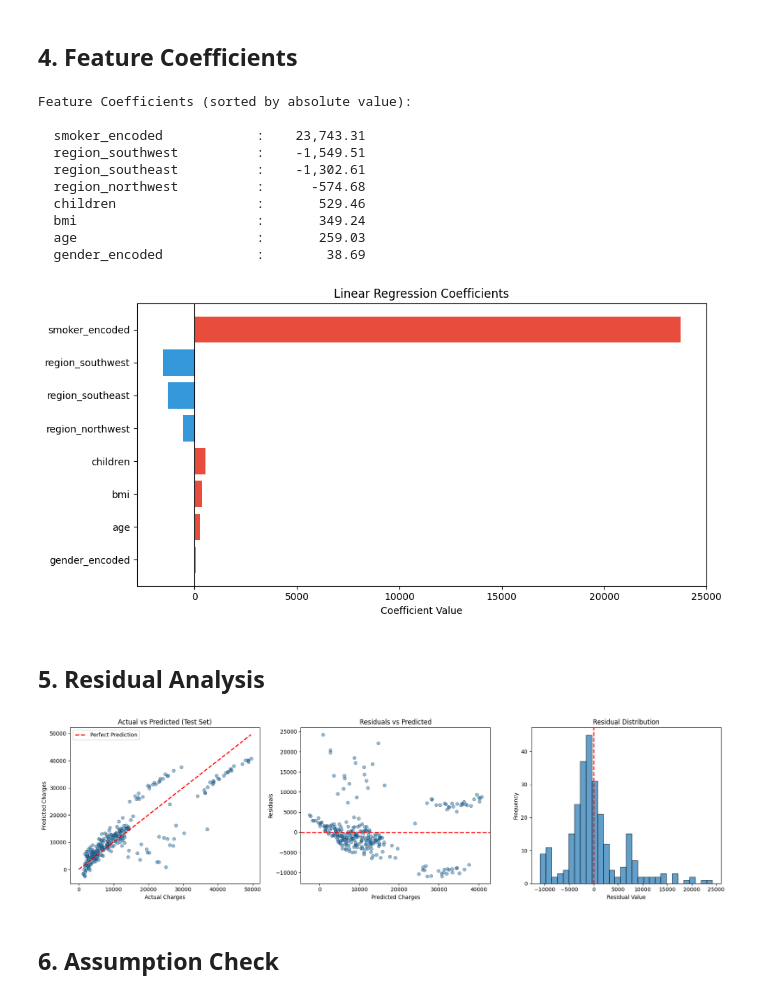
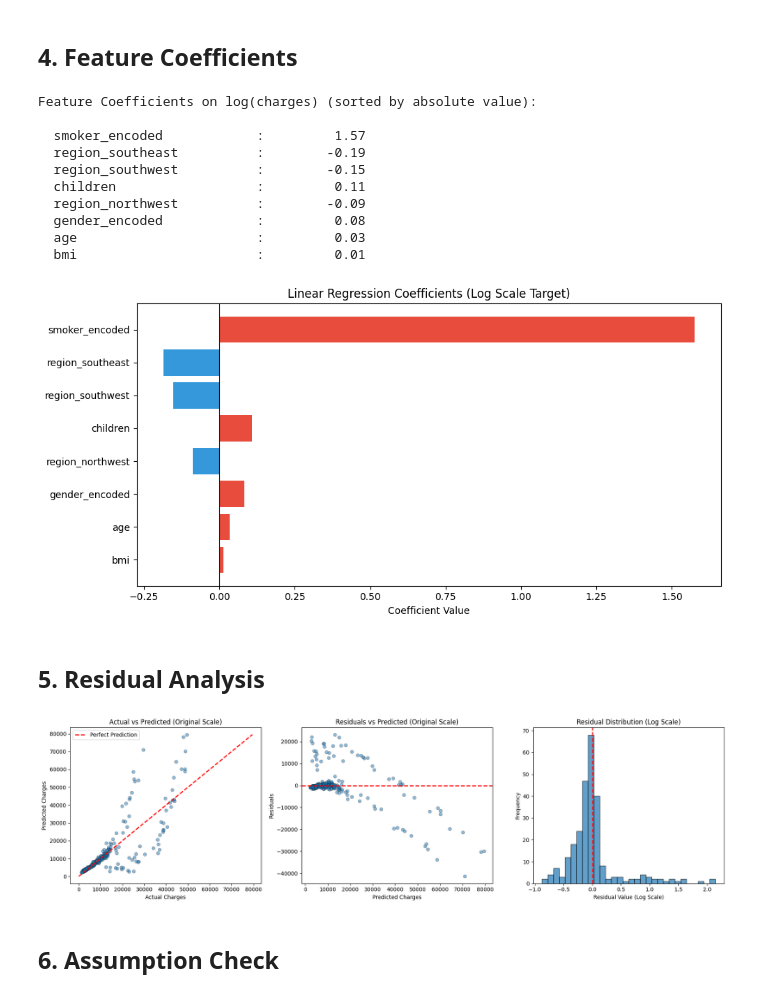
Before and after one commit to ameliacitradewi/Insurance-Cost-Prediction, a Jupyter notebook: code.ipynb, the cells around one changed output. Saved outputs shown, nothing was run; the diff lists cells and outputs as text; code cells hidden in the pictures.

```diff
--- a/code.ipynb
+++ b/code.ipynb
@@ -249,3 +251,7 @@ data_df.head(5)
+# %%
+import numpy as np
+
+data_df['log_charges'] = np.log1p(data_df['charges'])
 # %% [markdown]
 # Data Analysis
 # %% [markdown]
@@ -543,8 +552,10 @@ from sklearn.model_selection import train_test_split
 feature_cols = ['age', 'bmi', 'children', 'gender_encoded', 'smoker_encoded',
                 'region_northwest', 'region_southeast', 'region_southwest']
 
+import numpy as np
+
 X = data_df[feature_cols]
-y = data_df['charges']
+y = np.log1p(data_df['charges'])  # log transform target (right-skewed)
 
 X_train, X_test, y_train, y_test = train_test_split(X, y, test_size=0.2, random_state=42)
 
@@ -627,7 +653,7 @@ coef_df = pd.DataFrame({
     'Coefficient': model.coef_
 }).sort_values(by='Coefficient', key=abs, ascending=False)
 
-print("Feature Coefficients (sorted by absolute value):\n")
+print("Feature Coefficients on log(charges) (sorted by absolute value):\n")
 for _, row in coef_df.iterrows():
     print(f"  {row['Feature']:25s} : {row['Coefficient']:>12,.2f}")
 
@@ -635,54 +661,55 @@ plt.figure(figsize=(10, 5))
 colors = ['#e74c3c' if c > 0 else '#3498db' for c in coef_df['Coefficient']]
 plt.barh(coef_df['Feature'], coef_df['Coefficient'], color=colors)
 plt.xlabel('Coefficient Value')
-plt.title('Linear Regression Coefficients')
+plt.title('Linear Regression Coefficients (Log Scale Target)')
 plt.axvline(x=0, color='black', linewidth=0.8)
 plt.gca().invert_yaxis()
 plt.tight_layout()
 plt.show()
 # %% [output]
-Feature Coefficients (sorted by absolute value):
+Feature Coefficients on log(charges) (sorted by absolute value):
 
-  smoker_encoded            :    23,743.31
-  region_southwest          :    -1,549.51
-  region_southeast          :    -1,302.61
-  region_northwest          :      -574.68
-  children                  :       529.46
-  bmi                       :       349.24
-  age                       :       259.03
-  gender_encoded            :        38.69
+  smoker_encoded            :         1.57
+  region_southeast          :        -0.19
+  region_southwest          :        -0.15
+  children                  :         0.11
+  region_northwest          :        -0.09
+  gender_encoded            :         0.08
+  age                       :         0.03
+  bmi                       :         0.01
-[figure, old version]
+[figure, new version]
 # %% [markdown]
 ## 5. Residual Analysis
 # %%
-residuals = y_test - y_pred_test
+residuals_orig = y_test_orig - y_pred_test_orig
+residuals_log = y_test - y_pred_test
 
 fig, axes = plt.subplots(1, 3, figsize=(18, 5))
 
-axes[0].scatter(y_test, y_pred_test, alpha=0.5, edgecolors='black', linewidths=0.5)
-max_val = max(y_test.max(), y_pred_test.max())
+axes[0].scatter(y_test_orig, y_pred_test_orig, alpha=0.5, edgecolors='black', linewidths=0.5)
+max_val = max(y_test_orig.max(), y_pred_test_orig.max())
 axes[0].plot([0, max_val], [0, max_val], 'r--', linewidth=2, label='Perfect Prediction')
 axes[0].set_xlabel('Actual Charges')
 axes[0].set_ylabel('Predicted Charges')
-axes[0].set_title('Actual vs Predicted (Test Set)')
+axes[0].set_title('Actual vs Predicted (Original Scale)')
 axes[0].legend()
 
-axes[1].scatter(y_pred_test, residuals, alpha=0.5, edgecolors='black', linewidths=0.5)
+axes[1].scatter(y_pred_test_orig, residuals_orig, alpha=0.5, edgecolors='black', linewidths=0.5)
 axes[1].axhline(y=0, color='r', linestyle='--', linewidth=2)
 axes[1].set_xlabel('Predicted Charges')
 axes[1].set_ylabel('Residuals')
-axes[1].set_title('Residuals vs Predicted')
+axes[1].set_title('Residuals vs Predicted (Original Scale)')
 
-axes[2].hist(residuals, bins=30, edgecolor='black', alpha=0.7)
+axes[2].hist(residuals_log, bins=30, edgecolor='black', alpha=0.7)
 axes[2].axvline(x=0, color='r', linestyle='--', linewidth=2)
-axes[2].set_xlabel('Residual Value')
+axes[2].set_xlabel('Residual Value (Log Scale)')
 axes[2].set_ylabel('Frequency')
-axes[2].set_title('Residual Distribution')
+axes[2].set_title('Residual Distribution (Log Scale)')
 
 plt.tight_layout()
 plt.show()
 # %% [output]
-[figure, old version]
+[figure, new version]
 # %% [markdown]
 ## 6. Assumption Check
 # %%
```
Also changed, not shown: parts of 7 cells of this notebook.
